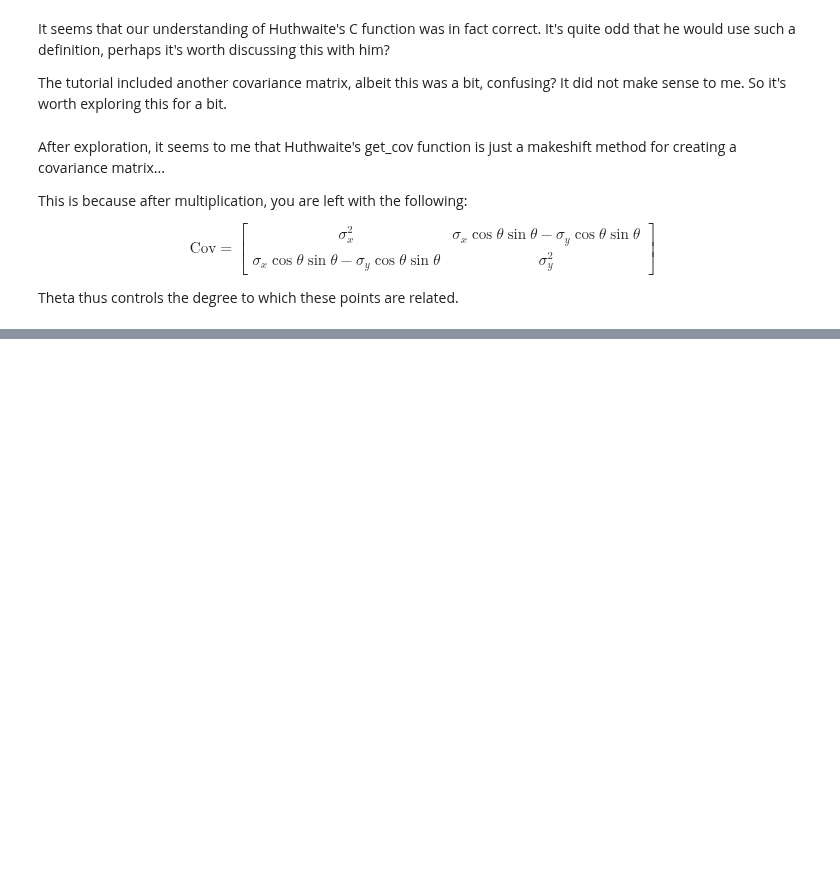
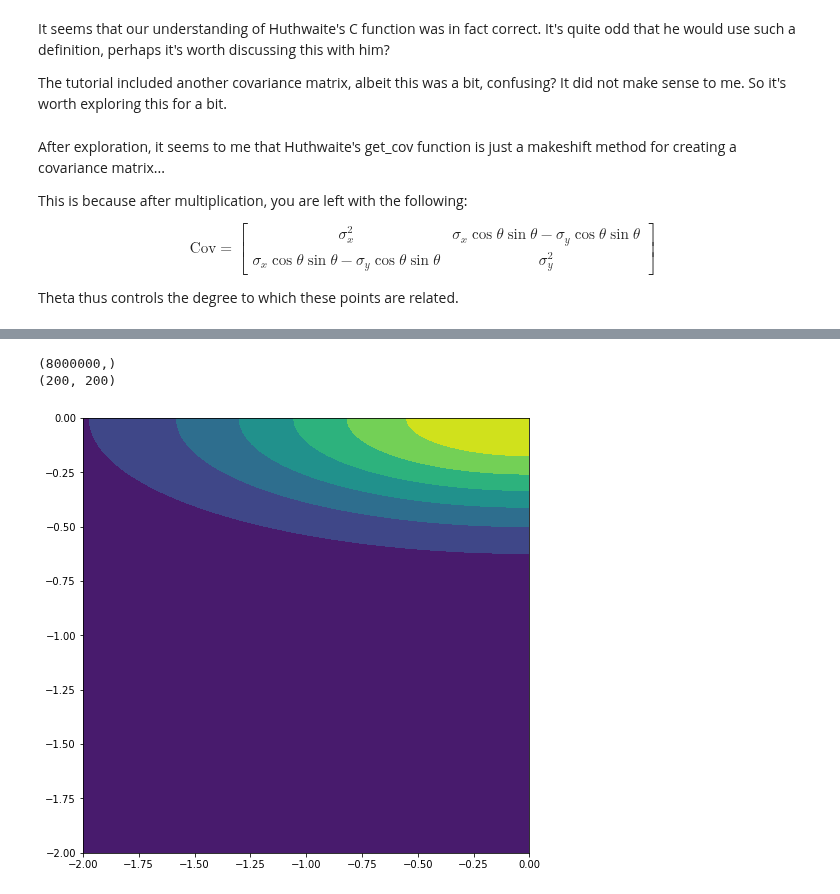
Before and after one commit to namiyousef/Intro_to_ML, a Jupyter notebook: Extra_Work/Tutorial1_Extension.ipynb, the cells around one changed output, grey strips where cells are left out. Saved outputs shown, nothing was run; the diff lists cells and outputs as text; code cells hidden in the pictures; blank space fills up the shorter version.

```diff
--- a/Extra_Work/Tutorial1_Extension.ipynb
+++ b/Extra_Work/Tutorial1_Extension.ipynb
@@ -212,0 +349,21 @@ Theta thus controls the degree to which these points are related.
+# %%
+cov = get_cov(1, 0.1, 0.5, theta_x = 0, theta_y = 0, theta_z = 0)
+from mpl_toolkits import mplot3d
+
+
+lines, X_grid = gridspacer([-1,1,200],[-1,1,200],[-1,1,200], mu = [1,1,1])
+p = 1 / (2 * np.pi * np.sqrt(np.linalg.det(cov))) * np.exp(
+-1 / 2 * (np.matmul(X_grid , np.linalg.inv(cov)) * X_grid ).sum(-1))
+print(p.shape)
+p = p.reshape(200,200,200)
+
+p
+plt.figure(figsize=(8,8))
+plt.contourf(*lines[:-1],p[:,:,150])
+
+
+print(p[0,:,:].shape)
+# %% [output]
+(8000000,)
+(200, 200)
+[figure, added]
```
Also changed, not shown: parts of 9 cells of this notebook.
